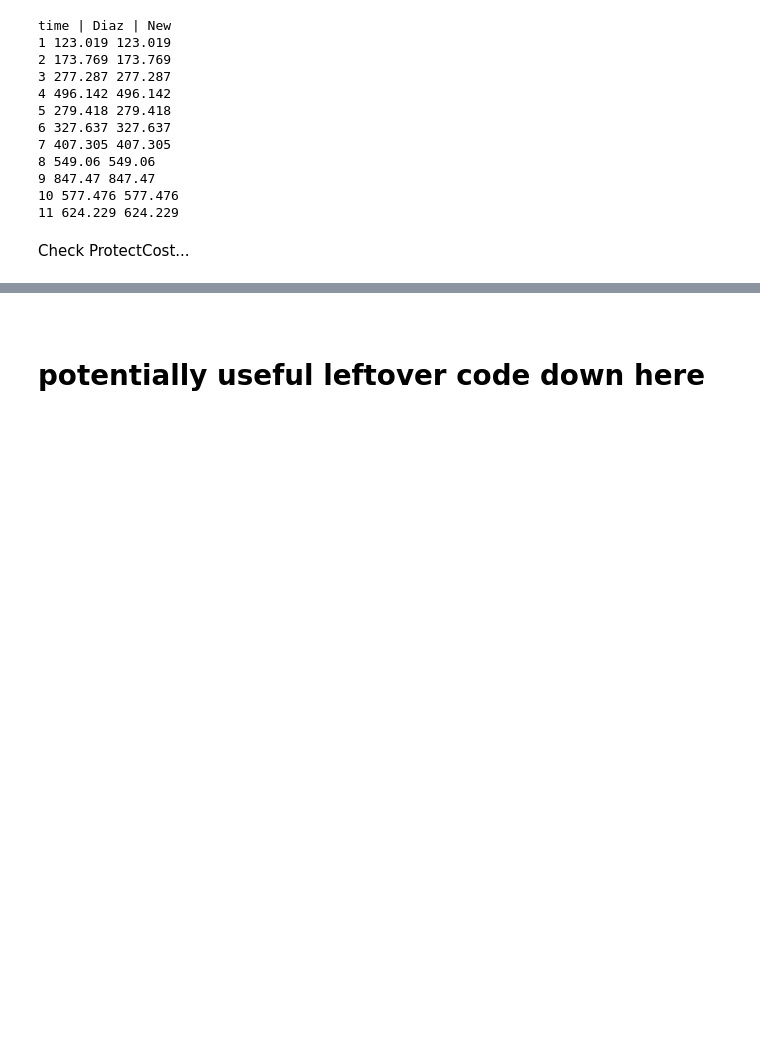
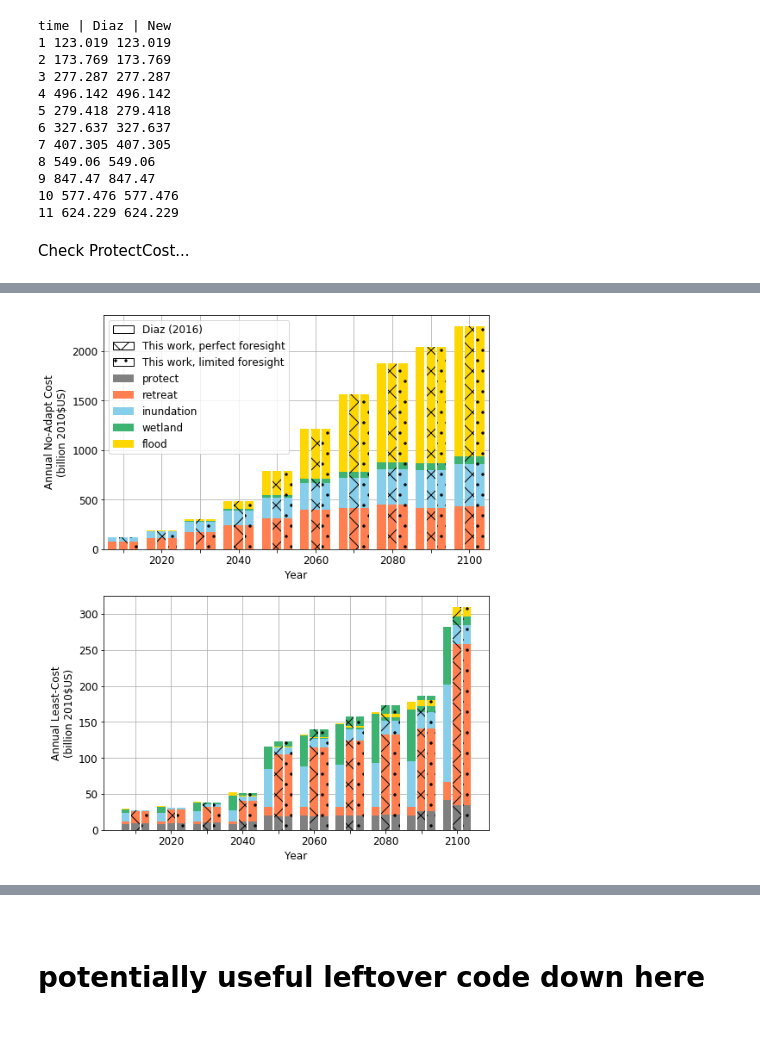
Before and after one commit to raddleverse/CIAM_uncertainty_propagation, a Jupyter notebook: baseline_comparison_plotsAndAnalysis.ipynb, the cells around one changed output, grey strips where cells are left out. Cells and saved outputs as stored; diff of their text form; code cells hidden in the pictures; blank space fills up the shorter version.

```diff
--- a/baseline_comparison_plotsAndAnalysis.ipynb
+++ b/baseline_comparison_plotsAndAnalysis.ipynb
@@ -252,0 +494,17 @@ fig.savefig("baseline_comparison_rcp85.pdf", bbox_inches='tight');
+# %%
+columns_we_want = ["WetlandOptimalFixed", "RelocateOptimalFixed", "StormCapitalOptimalFixed",
+                   "StormPopOptimalFixed", "ConstructOptimalFixed", "FloodOptimalFixed"]
+dfGsub = dfG.loc[(dfG.variable.isin(columns_we_want))]
+flood_G, wetland_G, inundation_G, retreat_G, protect_G = [0]*20, [0]*20, [0]*20, [0]*20, [0]*20
+for t in range(1,21):
+    retreat_G[t-1] = dfGsub.loc[(dfGsub.time==t) & (dfGsub.variable=="RelocateOptimalFixed"), "value"].sum()
+    protect_G[t-1] = dfGsub.loc[(dfGsub.time==t) & (dfGsub.variable=="ConstructOptimalFixed"), "value"].sum()
+    inundation_G[t-1] = dfGsub.loc[(dfGsub.time==t) & (dfGsub.variable=="FloodOptimalFixed"), "value"].sum()
+    wetland_G[t-1] = dfGsub.loc[(dfGsub.time==t) & (dfGsub.variable=="WetlandOptimalFixed"), "value"].sum()
+    flood_G[t-1] = dfGsub.loc[(dfGsub.time==t) & ((dfGsub.variable=="StormCapitalOptimalFixed")|(dfGsub.variable=="StormPopOptimalFixed")), "value"].sum()
+# %%
+dfDiaz["RetreatOptimal"] = retreat_G[:10]
+dfDiaz["ProtectOptimal"] = protect_G[:10]
+dfDiaz["InundationOptimal"] = inundation_G[:10]
+dfDiaz["WetlandOptimal"] = wetland_G[:10]
+dfDiaz["FloodOptimal"] = flood_G[:10]
@@ -252,0 +513,68 @@ fig.savefig("baseline_comparison_rcp85.pdf", bbox_inches='tight');
+# %%
+sep = 2.8
+wid = 2.3
+cost_cols = {"protect" : "gray", "retreat" : "coral", "inundation" : "skyblue", "wetland" : "mediumseagreen", "flood" : "gold"}
+
+fig,ax = plt.subplots(nrows=2, ncols=1, figsize=(8,11))
+# PANEL A: NO ADAPTATION COSTS
+# set up for the legend
+ax[0].bar(x=dfDiaz.time-sep, height=1, width=.5, color="white", edgecolor="black", label="Diaz (2016)")
+ax[0].bar(x=dfNew0.time, height=1, width=.5, color="white", hatch="x", edgecolor="black", label="This work, perfect foresight")
+ax[0].bar(x=dfNew1.time, height=1, width=.5, color="white", hatch=".", edgecolor="black", label="This work, limited foresight")
+# Diaz (2016) results
+ax[0].bar(x=dfDiaz.time-sep, height=1, width=.5, color=cost_cols["protect"], label="protect")
+ax[0].bar(x=dfDiaz.time-sep, height=dfDiaz.RelocateNoAdapt, width=wid, color=cost_cols["retreat"], label="retreat")
+ax[0].bar(x=dfDiaz.time-sep, height=dfDiaz.FloodNoAdapt, bottom=dfDiaz.RelocateNoAdapt, width=wid, color=cost_cols["inundation"], label="inundation")
+ax[0].bar(x=dfDiaz.time-sep, height=dfDiaz.WetlandNoAdapt, bottom=dfDiaz.RelocateNoAdapt+dfDiaz.FloodNoAdapt, width=wid, color=cost_cols["wetland"], label="wetland")
+ax[0].bar(x=dfDiaz.time-sep, height=dfDiaz.StormCapitalNoAdapt+dfDiaz.StormPopNoAdapt, bottom=dfDiaz.RelocateNoAdapt+dfDiaz.FloodNoAdapt+dfDiaz.WetlandNoAdapt, width=wid, color=cost_cols["flood"], label="flood")
+# This work, perfect foresight (match Diaz 2016)
+ax[0].bar(x=dfNew0.time, height=dfNew0.RelocateNoAdapt, width=wid, color=cost_cols["retreat"], hatch="x")
+ax[0].bar(x=dfNew0.time, height=dfNew0.FloodNoAdapt,bottom=dfNew0.RelocateNoAdapt,
+          width=wid, color=cost_cols["inundation"], hatch="x")
+ax[0].bar(x=dfNew0.time, height=dfNew0.WetlandNoAdapt, bottom=dfNew0.FloodNoAdapt+dfNew0.RelocateNoAdapt,
+          width=wid, color=cost_cols["wetland"], hatch="x")
+ax[0].bar(x=dfNew0.time, height=dfNew0.StormCapitalNoAdapt+dfNew0.StormPopNoAdapt, bottom=dfNew0.RelocateNoAdapt+dfNew0.FloodNoAdapt+dfNew0.WetlandNoAdapt,
+          width=wid, color=cost_cols["flood"], hatch="x")
+# This work, limited foresight
+ax[0].bar(x=dfNew1.time+sep, height=dfNew1.RelocateNoAdapt, width=wid, color=cost_cols["retreat"], hatch=".")
+ax[0].bar(x=dfNew1.time+sep, height=dfNew1.FloodNoAdapt,bottom=dfNew1.RelocateNoAdapt,
+          width=wid, color=cost_cols["inundation"], hatch=".")
+ax[0].bar(x=dfNew1.time+sep, height=dfNew1.WetlandNoAdapt, bottom=dfNew1.FloodNoAdapt+dfNew1.RelocateNoAdapt,
+          width=wid, color=cost_cols["wetland"], hatch=".")
+ax[0].bar(x=dfNew1.time+sep, height=dfNew1.StormCapitalNoAdapt+dfNew1.StormPopNoAdapt, bottom=dfNew1.RelocateNoAdapt+dfNew1.FloodNoAdapt+dfNew1.WetlandNoAdapt,
+          width=wid, color=cost_cols["flood"], hatch=".")
+# other plot configuration options
+ax[0].grid(); ax[0].set_axisbelow(True); ax[0].set_xlim([2005,2105])
+yticks = [0,500,1000,1500,2000]; ax[0].set_yticks(yticks); ax[0].set_yticklabels(yticks, fontsize=12)
+ax[0].set_xticks(range(2010,2110,10)); ax[0].set_xticklabels(["",2020,"",2040,"",2060,"",2080,"",2100], fontsize=12)
+ax[0].set_xlabel("Year", fontsize=12); ax[0].set_ylabel("Annual No-Adapt Cost\n(billion 2010$US)", fontsize=12)
+ax[0].legend(fontsize=12)
+
+# PANEL B: OPTIMAL COSTS
+# Diaz (2016) results
+ax[1].bar(x=dfDiaz.time-sep, height=dfDiaz.ProtectOptimal, width=wid, color=cost_cols["protect"])
+ax[1].bar(x=dfDiaz.time-sep, height=dfDiaz.RetreatOptimal, bottom=dfDiaz.ProtectOptimal, width=wid, color=cost_cols["retreat"])
+ax[1].bar(x=dfDiaz.time-sep, height=dfDiaz.InundationOptimal, bottom=dfDiaz.ProtectOptimal+dfDiaz.RetreatOptimal, width=wid, color=cost_cols["inundation"])
+ax[1].bar(x=dfDiaz.time-sep, height=dfDiaz.WetlandOptimal, bottom=dfDiaz.ProtectOptimal+dfDiaz.RetreatOptimal+dfDiaz.InundationOptimal, width=wid, color=cost_cols["wetland"])
+ax[1].bar(x=dfDiaz.time-sep, height=dfDiaz.FloodOptimal, bottom=dfDiaz.ProtectOptimal+dfDiaz.RetreatOptimal+dfDiaz.InundationOptimal+dfDiaz.WetlandOptimal, width=wid, color=cost_cols["flood"])
+# This work, perfect foresight (match Diaz 2016)
+ax[1].bar(x=dfNew0.time, height=dfNew0.ProtectOptimal, width=wid, color=cost_cols["protect"], hatch="x")
+ax[1].bar(x=dfNew0.time, height=dfNew0.RetreatOptimal, bottom=dfNew0.ProtectOptimal, width=wid, color=cost_cols["retreat"], hatch="x")
+ax[1].bar(x=dfNew0.time, height=dfNew0.InundationOptimal,bottom=dfNew0.ProtectOptimal+dfNew0.RetreatOptimal, width=wid, color=cost_cols["inundation"], hatch="x")
+ax[1].bar(x=dfNew0.time, height=dfNew0.WetlandOptimal, bottom=dfNew0.ProtectOptimal+dfNew0.RetreatOptimal+dfNew0.InundationOptimal, width=wid, color=cost_cols["wetland"], hatch="x")
+ax[1].bar(x=dfNew0.time, height=dfNew0.FloodOptimal, bottom=dfNew0.ProtectOptimal+dfNew0.RetreatOptimal+dfNew0.InundationOptimal+dfNew0.FloodOptimal, width=wid, color=cost_cols["flood"], hatch="x")
+# This work, limited foresight
+ax[1].bar(x=dfNew1.time+sep, height=dfNew1.ProtectOptimal, width=wid, color=cost_cols["protect"], hatch=".")
+ax[1].bar(x=dfNew1.time+sep, height=dfNew1.RetreatOptimal, bottom=dfNew1.ProtectOptimal, width=wid, color=cost_cols["retreat"], hatch=".")
+ax[1].bar(x=dfNew1.time+sep, height=dfNew1.InundationOptimal,bottom=dfNew1.ProtectOptimal+dfNew1.RetreatOptimal, width=wid, color=cost_cols["inundation"], hatch=".")
+ax[1].bar(x=dfNew1.time+sep, height=dfNew1.WetlandOptimal, bottom=dfNew1.ProtectOptimal+dfNew1.RetreatOptimal+dfNew1.InundationOptimal, width=wid, color=cost_cols["wetland"], hatch=".")
+ax[1].bar(x=dfNew1.time+sep, height=dfNew1.FloodOptimal, bottom=dfNew1.ProtectOptimal+dfNew1.RetreatOptimal+dfNew1.InundationOptimal+dfNew1.FloodOptimal, width=wid, color=cost_cols["flood"], hatch=".")
+
+# other plot configuration options
+ax[1].grid(); ax[1].set_axisbelow(True); ax[0].set_xlim([2005,2105])
+yticks = [0,50,100,150,200,250,300]; ax[1].set_yticks(yticks); ax[1].set_yticklabels(yticks, fontsize=12)
+ax[1].set_xticks(range(2010,2110,10)); ax[1].set_xticklabels(["",2020,"",2040,"",2060,"",2080,"",2100], fontsize=12)
+ax[1].set_xlabel("Year", fontsize=12); ax[1].set_ylabel("Annual Least-Cost\n(billion 2010$US)", fontsize=12);
+fig.savefig("baseline_comparison_rcp85.pdf", bbox_inches='tight');
+# %% [output]
+[figure, added]
```
Also changed, not shown: parts of 50 cells of this notebook, 3 other files.
